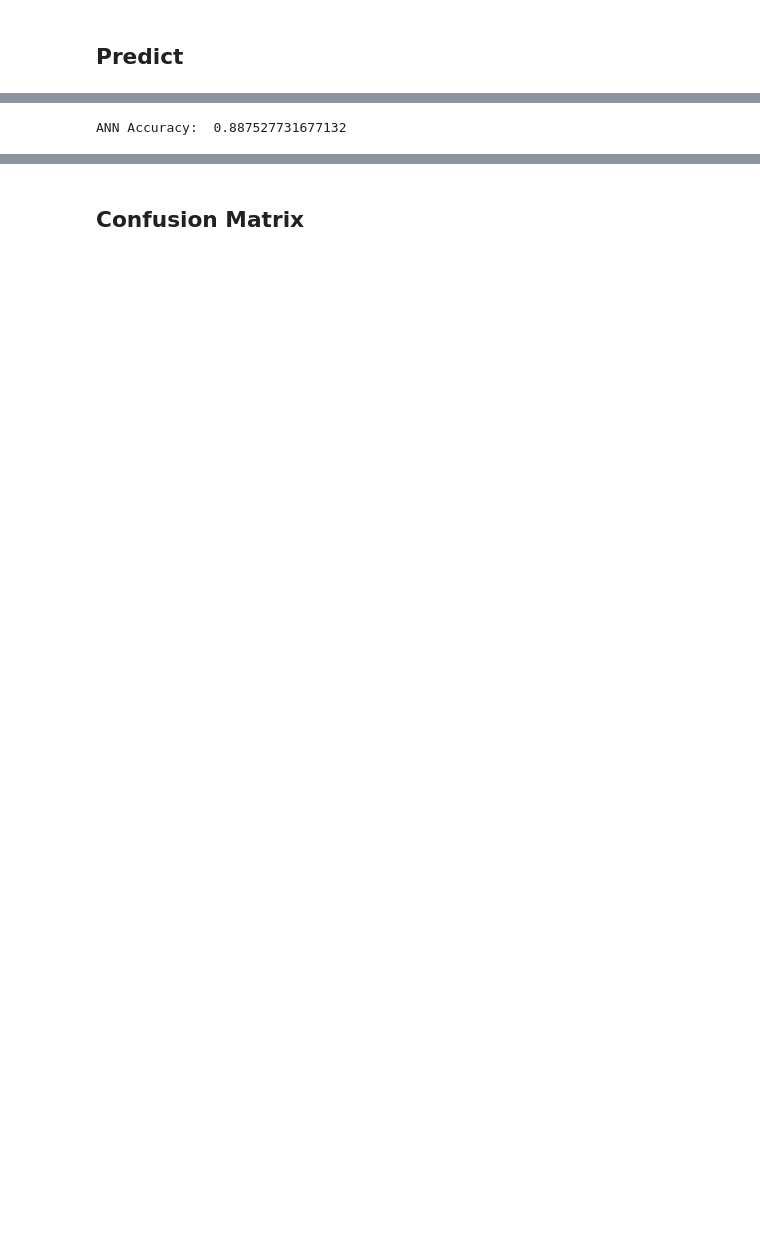
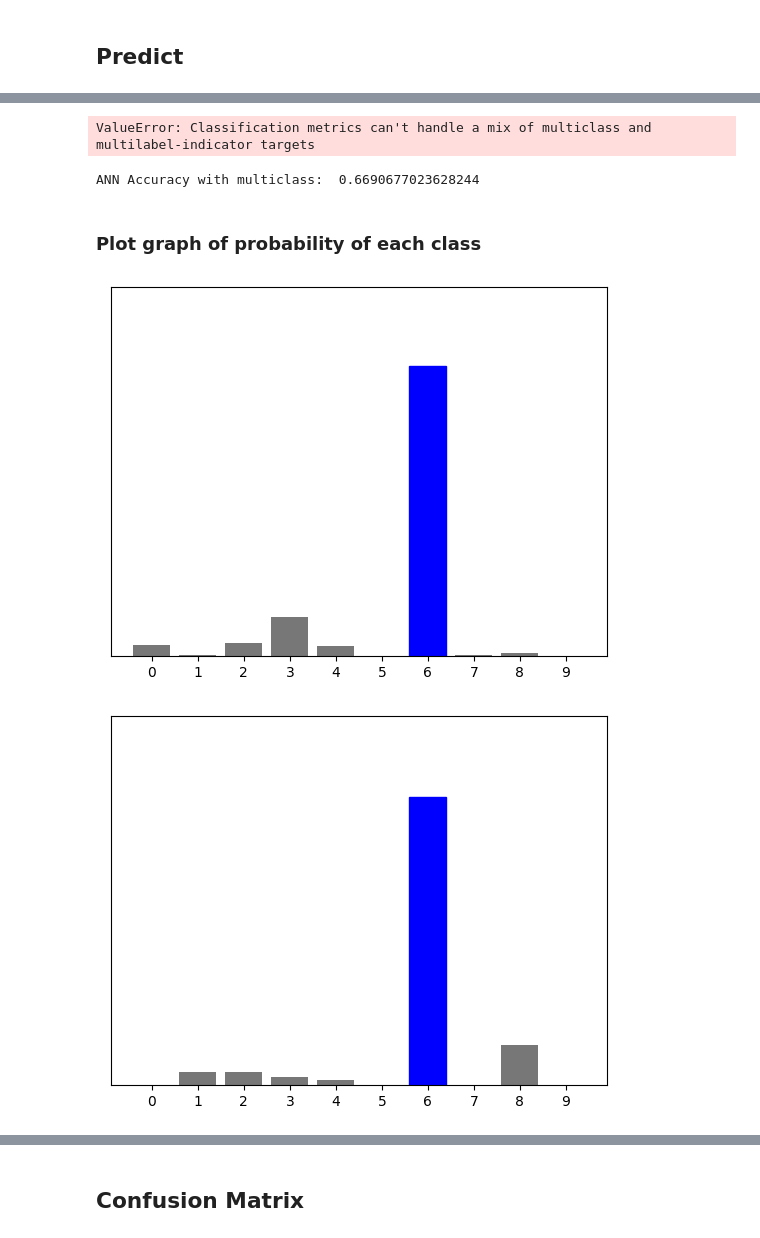
Before and after one commit to SukhmeetSingh2002/IDS-Project, a Jupyter notebook: code/code.ipynb, the cells around one changed output, grey strips where cells are left out. Cells and saved outputs as stored; diff of their text form; code cells hidden in the pictures; blank space fills up the shorter version.

```diff
--- a/code/code.ipynb
+++ b/code/code.ipynb
@@ -121,0 +217,5 @@ X_train.shape,y_train.shape,X_val.shape,y_val.shape
+# %%
+# new training and testing data with selected features
+X_train = X_train[selected_features]
+X_test = X_test[selected_features]
+X_val = X_val[selected_features]
@@ -128,9 +234,19 @@ def get_model_ann():
   model = Sequential()
   model.add(Dense(50, input_dim=X_train.shape[1], activation='relu'))
   model.add(Dense(25, activation='relu'))
-  model.add(Dense(1, activation='sigmoid'))
+  model.add(Dense(1), activation='sigmoid')
 
-  model.compile(loss='binary_crossentropy', optimizer='adam', metrics=['accuracy'])
+  model.compile(loss='sparse_categorical_crossentropy', optimizer='adam', metrics=['accuracy'])
   return model
 
-model_ann = get_model_ann()
+def get_model_ann_multiclass():
+  model = Sequential()
+  model.add(Dense(50, input_dim=X_train.shape[1], activation='relu'))
+  model.add(Dense(25, activation='relu'))
+  model.add(Dense(10, activation='softmax'))
+
+  model.compile(loss='sparse_categorical_crossentropy', optimizer='adam', metrics=['accuracy'])
+  return model
+
+# model_ann = get_model_ann()
+model_ann = get_model_ann_multiclass()
@@ -141,5 +253,5 @@ Skipping registering GPU devices...
 # %% [markdown]
 ## Train
 # %%
-history_ann = model_ann.fit(X_train, y_train, epochs=100, batch_size=64, verbose=1)
+history_ann = model_ann.fit(X_train, y_train, epochs=50, batch_size=64, verbose=1, validation_data=(X_val, y_val), class_weight=class_weights)
 # %% [output]
@@ -169,7 +269,38 @@ y_prediction_ann = model_ann.predict(X_test)
 # %%
 threshold = 0.5
 y_prediction_ann = np.where(y_prediction_ann > threshold, 1, 0)
-# %%
-print("ANN Accuracy: ", accuracy_score(y_test, y_prediction_ann))
-# %% [output]
-ANN Accuracy:  0.887527731677132
+# %%
+accuracyScore_ann = accuracy_score(y_test, y_prediction_ann)
+print("ANN Accuracy: ", accuracyScore_ann)
+# %% [output]
+ValueError: Classification metrics can't handle a mix of multiclass and multilabel-indicator targets
+# %%
+y_prediction_ann_multiclass = np.argmax(y_prediction_ann, axis=1)
+# %%
+# calculate accuracy
+accuracyScore_ann = accuracy_score(y_test, y_prediction_ann_multiclass)
+print("ANN Accuracy with multiclass: ", accuracyScore_ann)
+# %% [output]
+ANN Accuracy with multiclass:  0.6690677023628244
+# %% [markdown]
+### Plot graph of probability of each class
+# %%
+def plot_probabilities(y_prediction_array, true_label,predicted_label=None):
+  if predicted_label is None:
+    predicted_label = np.argmax(y_prediction_array)
+  plt.grid(False)
+  plt.xticks(range(10))
+  plt.yticks([])
+  thisplot = plt.bar(range(10), y_prediction_array, color="#777777")
+  plt.ylim([0, 1])
+  thisplot[predicted_label].set_color('red')
+  thisplot[true_label].set_color('blue')
+
+  plt.show()
+
+
+for i in range(56, 60):
+  plot_probabilities(y_prediction_ann[i], y_test[i], y_prediction_ann_multiclass[i])
+# %% [output]
+[figure, added]
+[figure, added]
```
Also changed, not shown: parts of 36 cells of this notebook, 3 other files.
